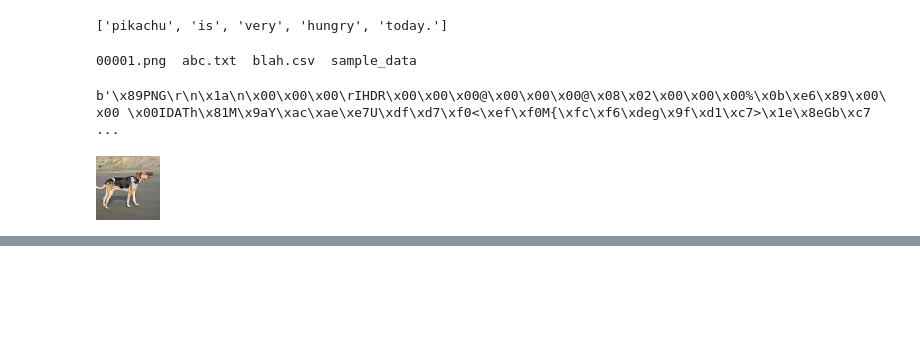
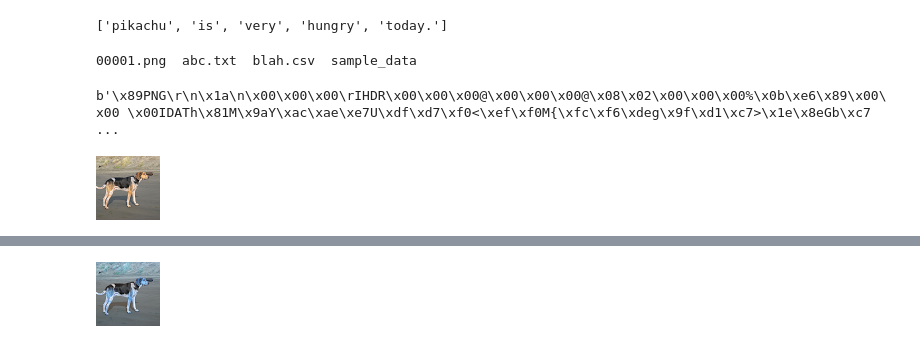
Before and after one commit to a-forty-two/diamler_17_jan, a Jupyter notebook: PythonFundamentals.ipynb, the cells around one changed output, grey strips where cells are left out. Cells and saved outputs as stored; diff of their text form; code cells hidden in the pictures; blank space fills up the shorter version.

```diff
--- a/PythonFundamentals.ipynb
+++ b/PythonFundamentals.ipynb
@@ -203,0 +230,6 @@ cv2_imshow(imgfile)
+# %%
+img2 = imgfile
+img3 = cv2.cvtColor(img2, cv2.COLOR_BGR2RGB)
+cv2_imshow(img3)
+# %% [output]
+[figure, added]
```
Also changed, not shown: parts of 4 cells of this notebook.
